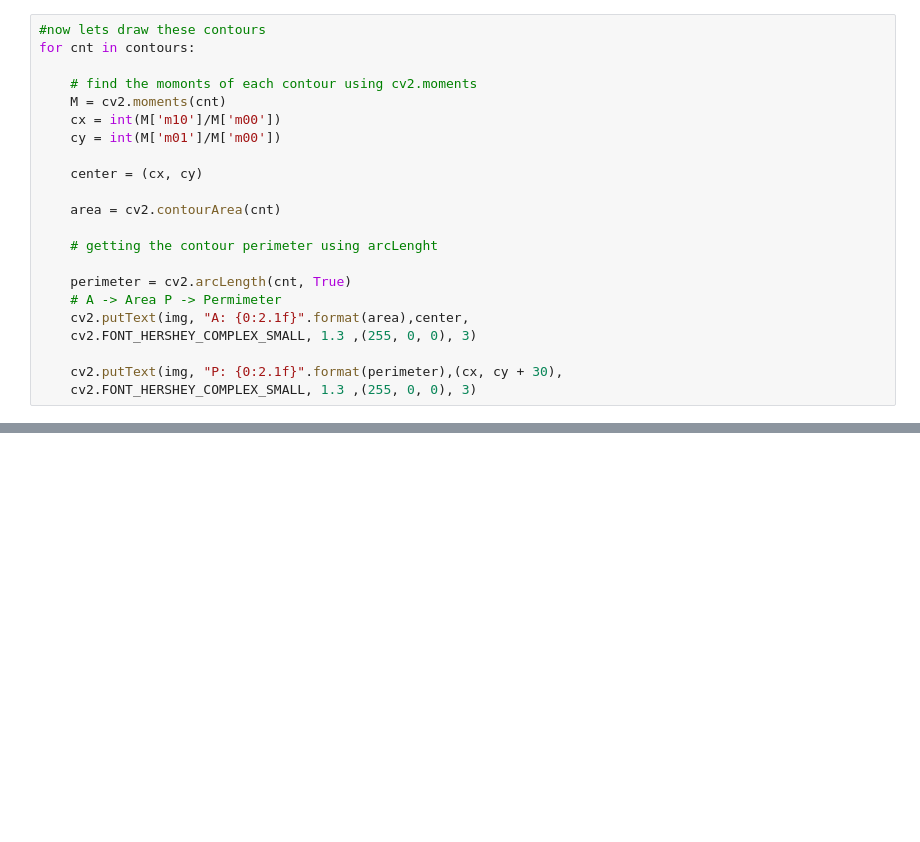
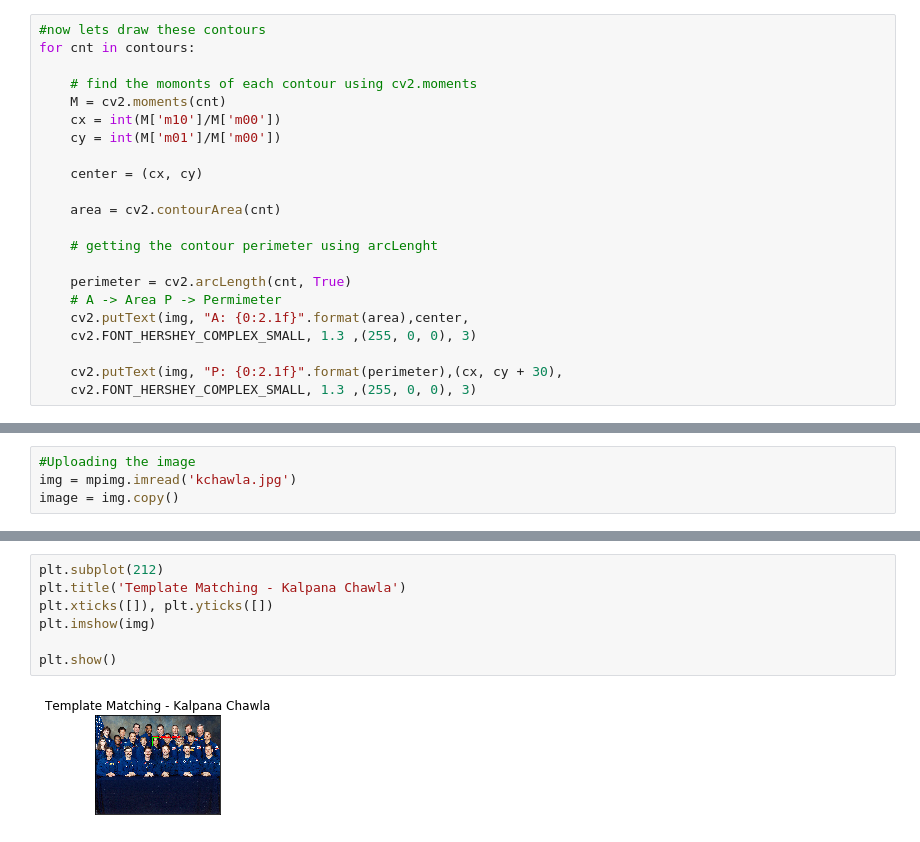
Before and after one commit to Afrochemist/Summer-2019-Projects, a Jupyter notebook: Summer-2019-Projects/Feature Extraction with Images.ipynb, the cells around one changed output, grey strips where cells are left out. Drawn from its saved outputs; the diff is of its cells as text; blank space fills up the shorter version.

```diff
--- a/Summer-2019-Projects/Feature Extraction with Images.ipynb
+++ b/Summer-2019-Projects/Feature Extraction with Images.ipynb
@@ -140,0 +159,4 @@ plt.show()
+# %%
+#Uploading the image
+img = mpimg.imread('kchawla.jpg')
+image = img.copy()
@@ -140,0 +224,9 @@ plt.show()
+# %%
+plt.subplot(212)
+plt.title('Template Matching - Kalpana Chawla')
+plt.xticks([]), plt.yticks([])
+plt.imshow(img)
+
+plt.show()
+# %% [output]
+[figure, added]
```
Also changed, not shown: parts of 13 cells of this notebook.
